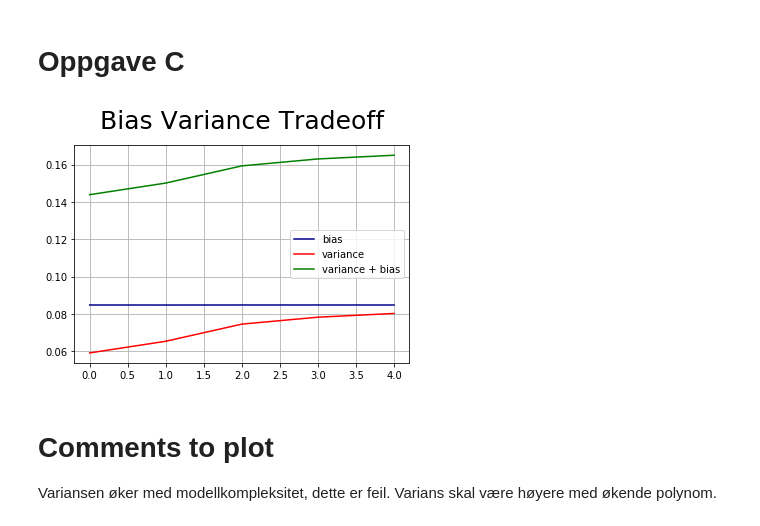
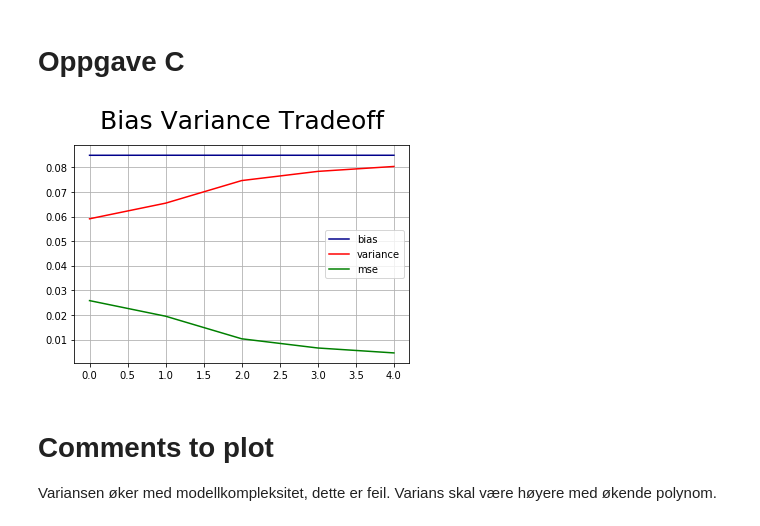
Before and after one commit to VemundST/Project1, a Jupyter notebook: main.ipynb, the cells around one changed output. Cells and saved outputs as stored; diff of their text form; code cells hidden in the pictures.

```diff
--- a/main.ipynb
+++ b/main.ipynb
@@ -270,13 +273,13 @@ plt.show()
 # %%
 plt.plot(bias, c='darkblue', label='bias')
 plt.plot(variance, c='red', label='variance')
-plt.plot(variance+bias, c='green', label='variance + bias')
+plt.plot(mse_out, c='green', label='mse')
 plt.legend()
 plt.title('Bias Variance Tradeoff', fontsize=25, y=1.05)
 plt.grid()
 plt.show()
 # %% [output]
-[figure, old version]
+[figure, new version]
 # %% [markdown]
 # Comments to plot
 
```
Also changed, not shown: parts of 10 cells of this notebook.
